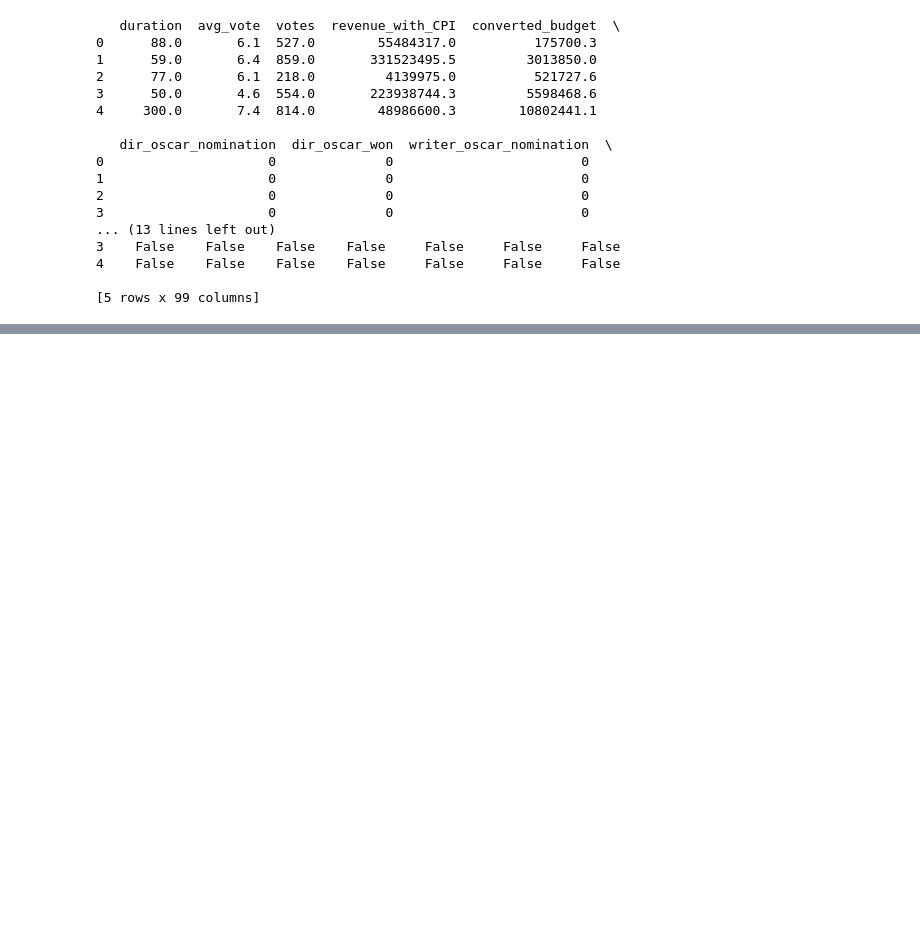
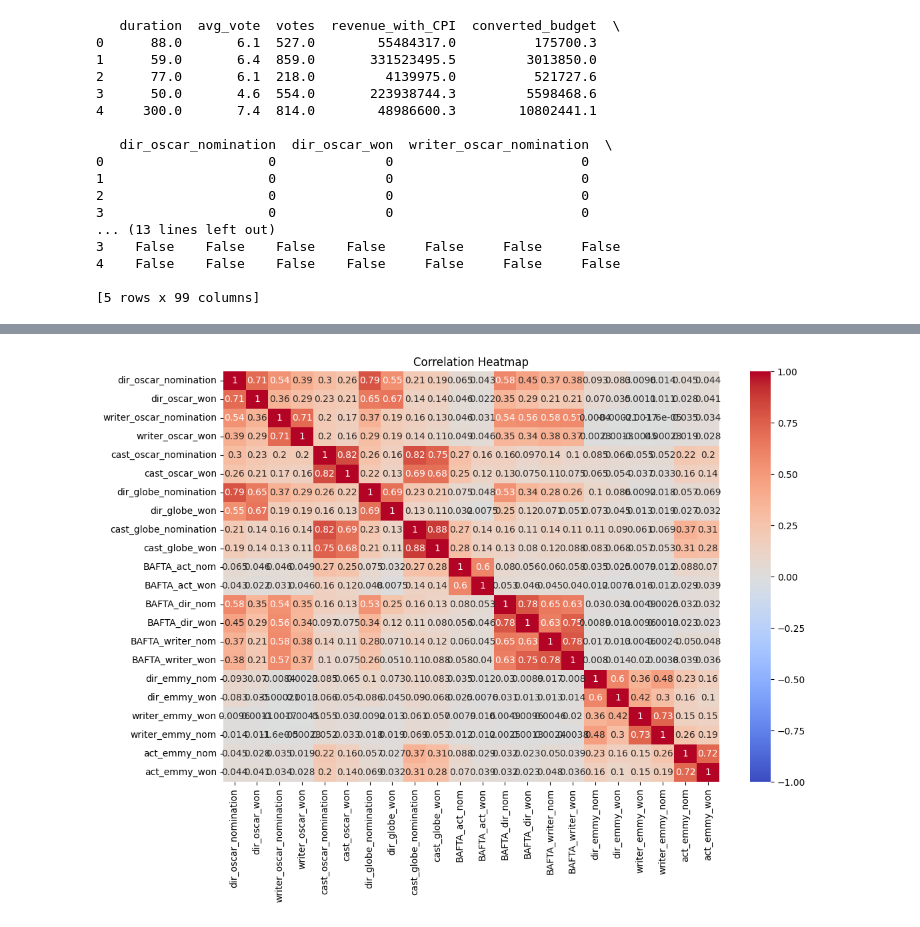
Before and after one commit to AndreaRuggieri/DMML, a Jupyter notebook: final_project/preprocessing/data_preprocessing.ipynb, the cells around one changed output, grey strips where cells are left out. Drawn from its saved outputs; the diff is of its cells as text; code cells hidden in the pictures; blank space fills up the shorter version.

```diff
--- a/final_project/preprocessing/data_preprocessing.ipynb
+++ b/final_project/preprocessing/data_preprocessing.ipynb
@@ -641,0 +698,14 @@ df_cleaned.to_csv('../dataset/preprocessed_dataset.csv', index=False)
+# %%
+prizes_columns = ['dir_oscar_nomination', 'dir_oscar_won', 'writer_oscar_nomination', 'writer_oscar_won',
+                    'cast_oscar_nomination', 'cast_oscar_won', 'dir_globe_nomination', 'dir_globe_won',
+                    'cast_globe_nomination', 'cast_globe_won', 'BAFTA_act_nom', 'BAFTA_act_won',
+                    'BAFTA_dir_nom', 'BAFTA_dir_won', 'BAFTA_writer_nom', 'BAFTA_writer_won',
+                    'dir_emmy_nom', 'dir_emmy_won', 'writer_emmy_won', 'writer_emmy_nom', 'act_emmy_nom', 'act_emmy_won']
+# %%
+plt.figure(figsize=(12, 8))
+correlation_matrix = df_cleaned[prizes_columns].corr()
+sns.heatmap(correlation_matrix, annot=True, cmap='coolwarm', vmin=-1, vmax=1)
+plt.title('Correlation Heatmap')
+plt.show()
+# %% [output]
+[figure, added]
```
Also changed, not shown: parts of 11 cells of this notebook, 1 other file.
